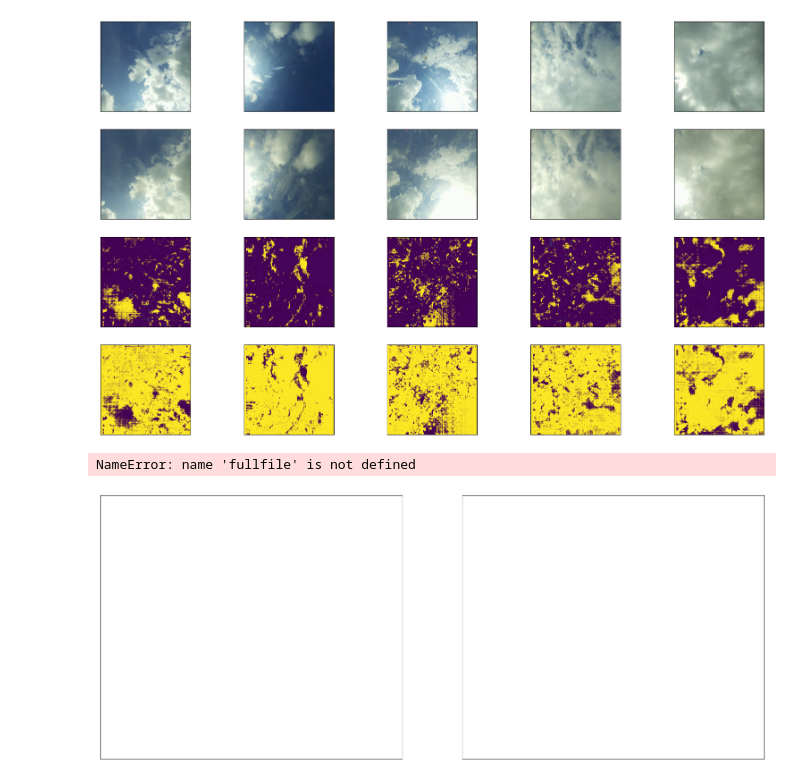
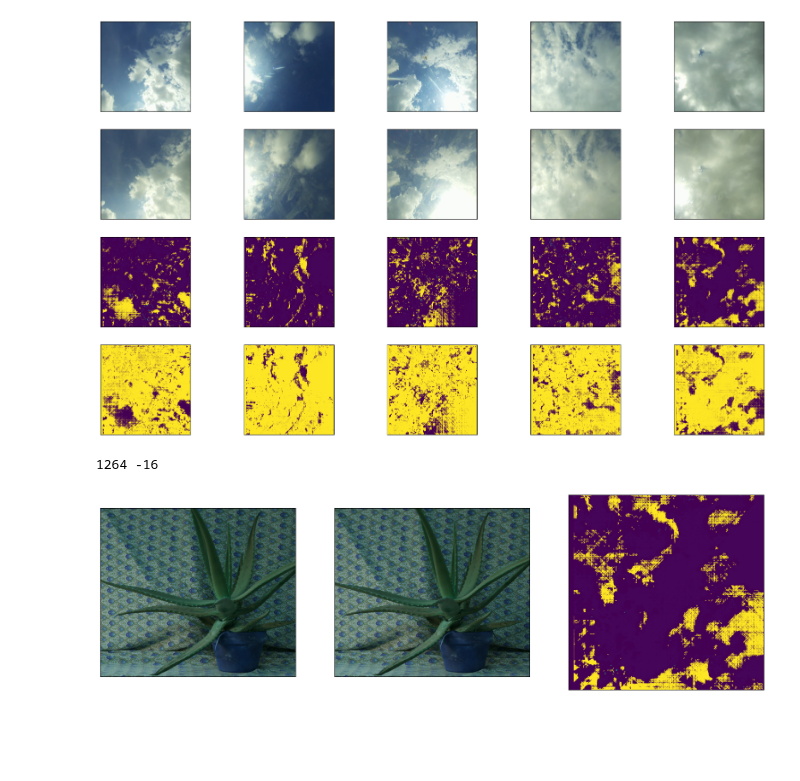
Before and after one commit to isaachcamp/iecdt-computer-vision-group-proj, a Jupyter notebook: stereo.ipynb, the cells around one changed output. Saved outputs shown, nothing was run; the diff lists cells and outputs as text; code cells hidden in the pictures; blank space fills up the shorter version.

Commit message:
tried on aloes

```diff
--- a/stereo.ipynb
+++ b/stereo.ipynb
@@ -99,17 +99,69 @@ for i in range(5):
 1264 -16
 1264.0 580.5918
 [figure]
-# %%
-fig, ax = plt.subplots(1, 2, figsize=(20, 8))
-for axs in ax.flatten():
-    axs.set_xticks([])
-    axs.set_yticks([])
-
-imgL = cv2.imread(fullfile(mexopencv.root(),'test','aloeL.jpg'), 'Color',true)
-imgR = cv2.imread(fullfile(mexopencv.root(),'test','aloeR.jpg'), 'Color',true)
-
-ax[0,i].imshow(imgL)
-ax[1,i].imshow(imgR)
-# %% [output]
-NameError: name 'fullfile' is not defined
-[figure, removed]
+# %%
+fig, ax = plt.subplots(1, 3, figsize=(20, 6))
+for axs in ax.flatten():
+    axs.set_xticks([])
+    axs.set_yticks([])
+
+imgL = cv2.imread('Aloe1.png', cv2.IMREAD_COLOR)
+imgR = cv2.imread('Aloe2.png', cv2.IMREAD_COLOR)
+
+ax[0].imshow(imgL)
+ax[1].imshow(imgR)
+
+num_disparities = 16*10
+
+# Camera parameters (from calibration)
+focal_length = 2708  # Adjust based on your camera calibration
+baseline = 271  # Distance between the cameras in meters
+
+
+# Load stereo images (left and right)
+image_left_rgb = cv2.cvtColor(imgL, cv2.COLOR_BGR2RGB)
+image_right_rgb = cv2.cvtColor(imgR, cv2.COLOR_BGR2RGB)
+
+# Create SGM matcher
+sgm = cv2.StereoSGBM_create(
+    minDisparity=0,
+    numDisparities=16*5,  # Should be a multiple of 16
+    blockSize=5,
+    P1=8 * 3 * 5**2,  # 8 * number_of_channels * blockSize^2
+    P2=32 * 3 * 5**2,
+    disp12MaxDiff=1,
+    uniquenessRatio=15,
+    speckleWindowSize=100,
+    speckleRange=32
+)
+
+# Compute disparity map
+disparity = sgm.compute(img_left, img_right)
+
+# Normalize and display
+disparity_norm = cv2.normalize(disparity, None, alpha=0, beta=255, norm_type=cv2.NORM_MINMAX)
+disparity_vis = np.uint8(disparity_norm)
+
+ax[2].imshow(disparity_vis)
+
+print(disparity.max(), disparity.min())
+
+
+# # Disparity is set to float
+# disparity = disparity.astype(np.float32)
+
+# # Avoid division by zero
+# disparity[disparity <= 0] = 1e-6  # Prevent infinite depth
+
+# depth_map = (focal_length * baseline) / disparity
+
+# print(disparity.max(), depth_map.min())
+
+# # Display depth map
+# depth_vis = cv2.normalize(depth_map, None, 0, 255, cv2.NORM_MINMAX)
+# depth_vis = np.uint8(depth_vis)
+
+# ax[3,i].imshow(depth_vis)
+# %% [output]
+1264 -16
+[figure, added]
```
